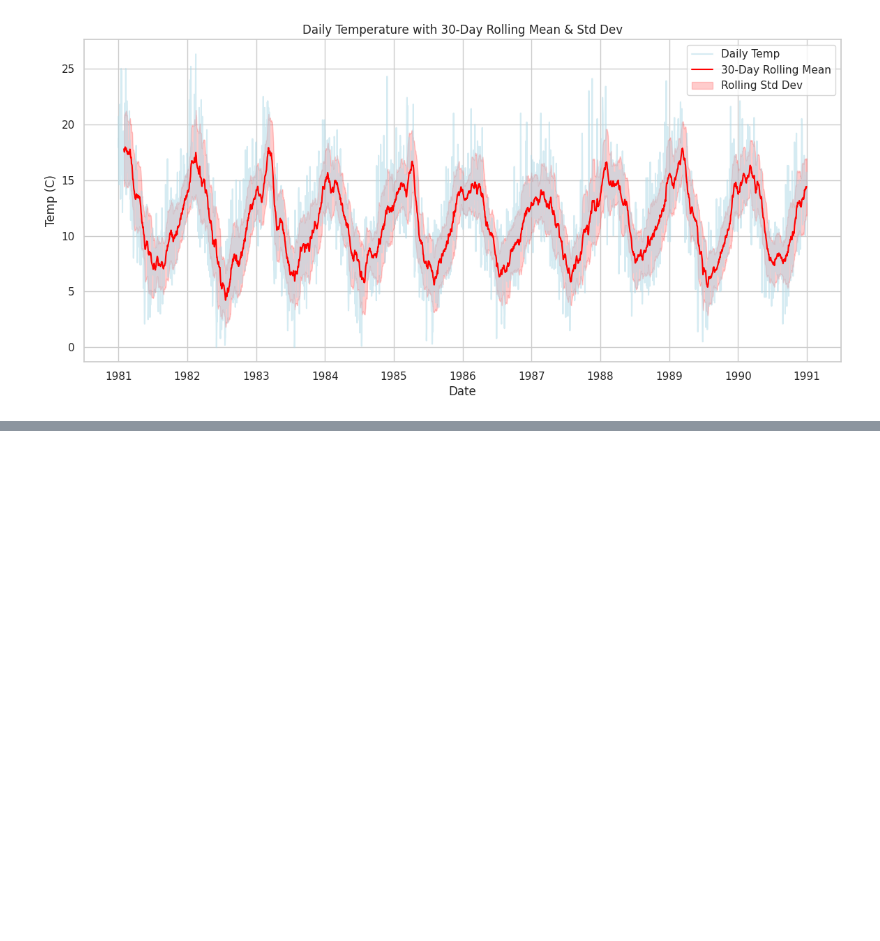
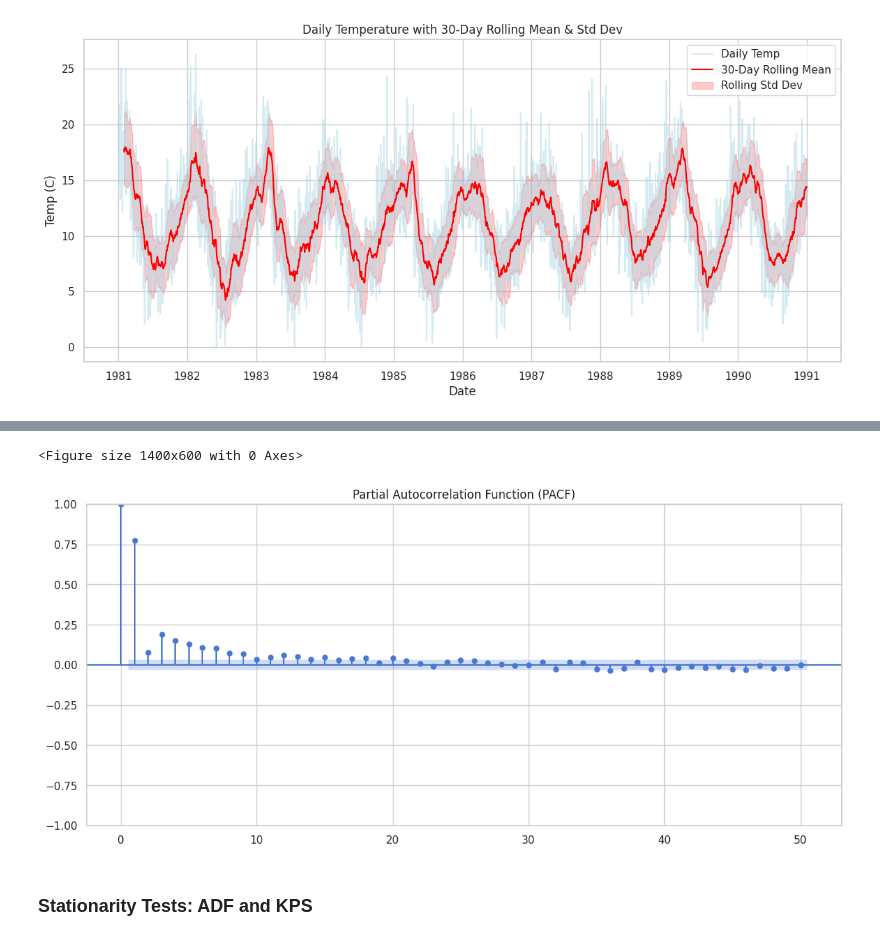
Before and after one commit to AmanullaChishty/DataScience, a Jupyter notebook: global-historical-climatology-network-ghcn-eda.ipynb, the cells around one changed output, grey strips where cells are left out. Saved outputs shown, nothing was run; the diff lists cells and outputs as text; code cells hidden in the pictures; blank space fills up the shorter version.

```diff
--- a/global-historical-climatology-network-ghcn-eda.ipynb
+++ b/global-historical-climatology-network-ghcn-eda.ipynb
@@ -170,0 +181,10 @@ plt.show()
+# %%
+plt.figure()
+plot_pacf(df['Temp'].dropna(),lags=50,method='ywm')
+plt.title("Partial Autocorrelation Function (PACF)")
+plt.show()
+# %% [output]
+<Figure size 1400x600 with 0 Axes>
+[figure, added]
+# %% [markdown]
+### Stationarity Tests: ADF and KPS
```
Also changed, not shown: parts of 8 cells of this notebook.
